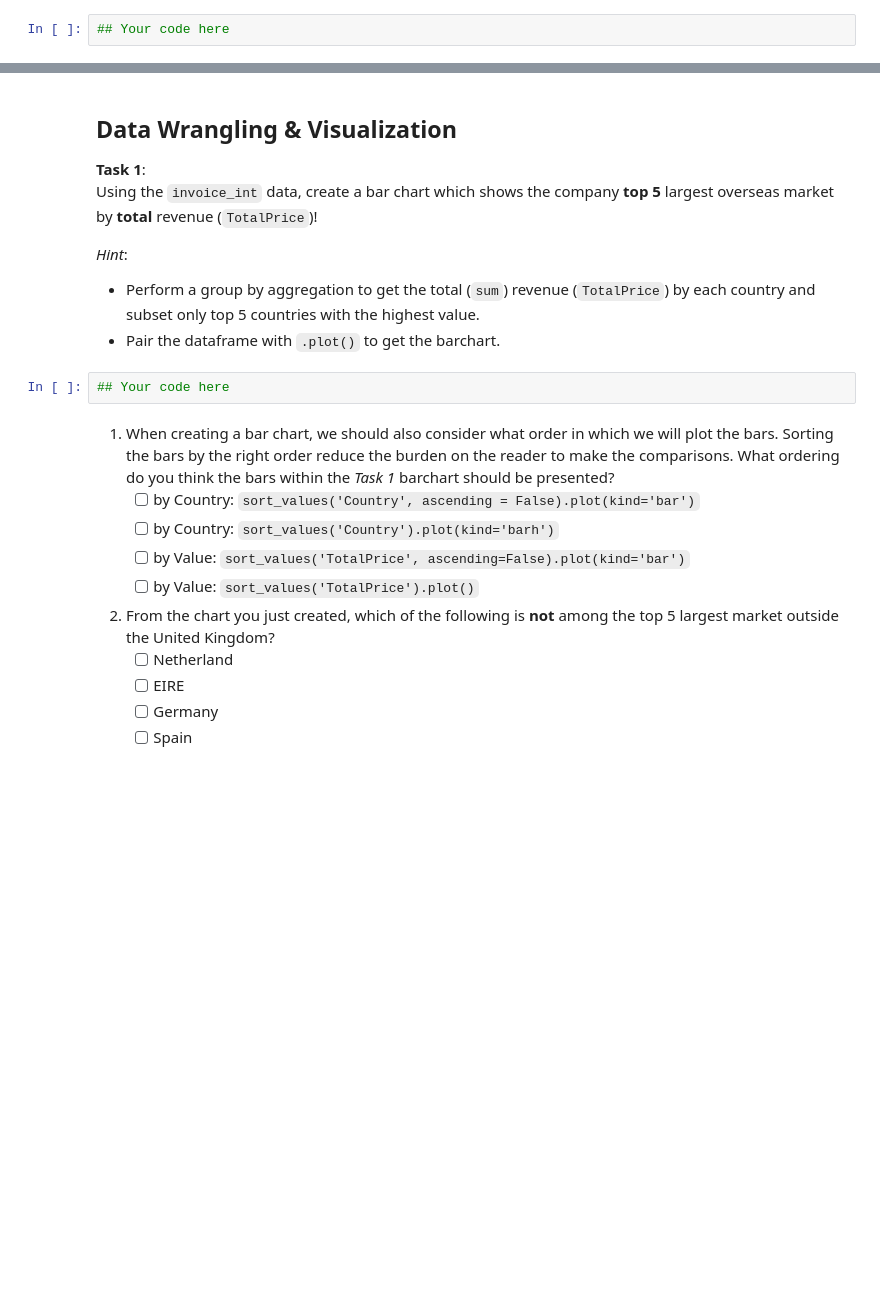
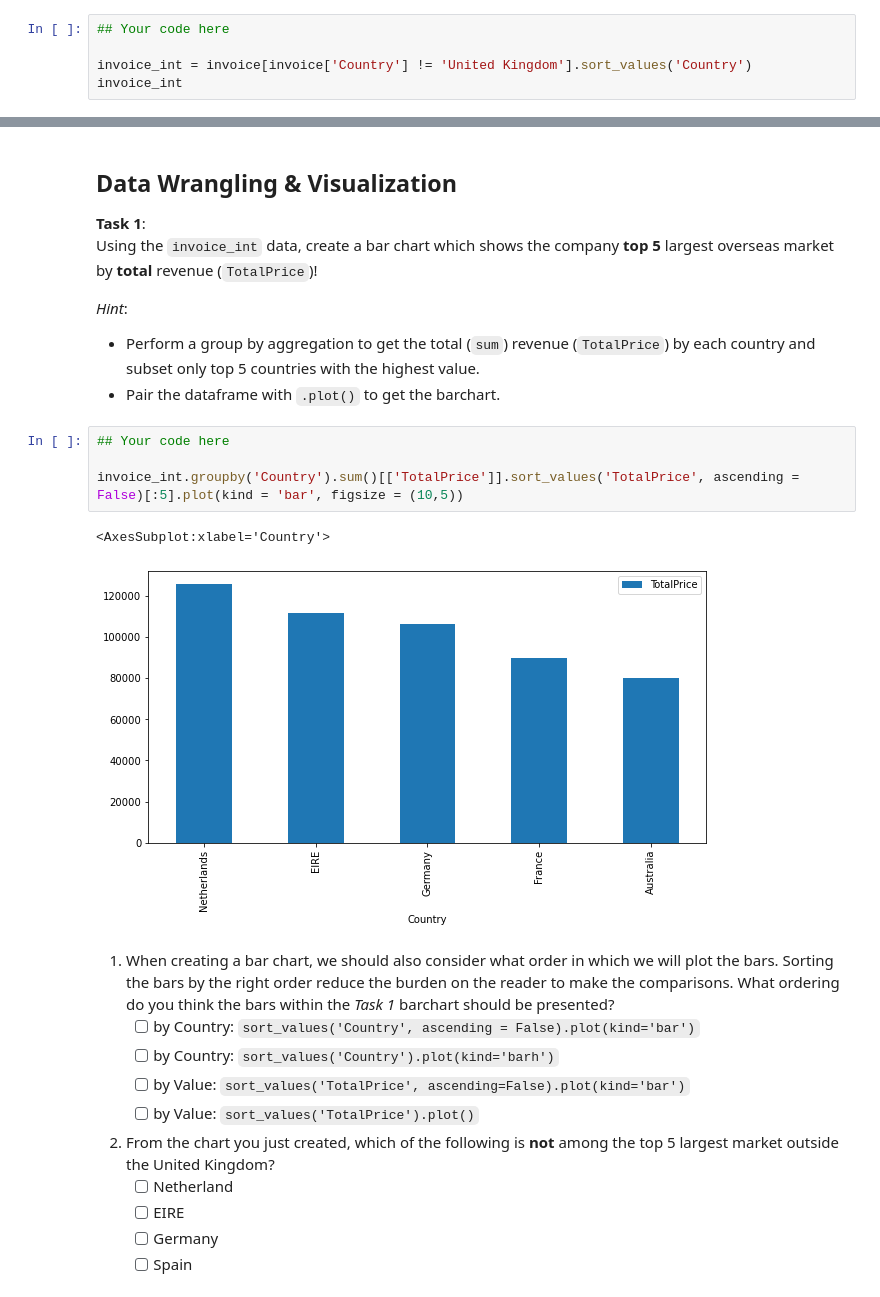
Before and after one commit to ariqleesta/quiz3_algoritma, a Jupyter notebook: 3. Quiz_Data_Wrangling_and_Visualization.ipynb, the cells around one changed output, grey strips where cells are left out. Saved outputs shown, nothing was run; the diff lists cells and outputs as text; blank space fills up the shorter version.

```diff
--- a/3. Quiz_Data_Wrangling_and_Visualization.ipynb
+++ b/3. Quiz_Data_Wrangling_and_Visualization.ipynb
@@ -32,3 +41,6 @@ Before you go any further, check the data `dtypes` and make sure all of our colu
 The company is planning for expansion and you were asked to observe their overseas market. Using any subsetting method you've learned, subset `invoice` by `Country` to get only **transactions from the countries outside the United Kingdom** and name it **`invoice_int`**!
 # %%
 ## Your code here
+
+invoice_int = invoice[invoice['Country'] != 'United Kingdom'].sort_values('Country')
+invoice_int
@@ -41,8 +68,13 @@ Using the `invoice_int` data, create a bar chart which shows the company **top 5
 *Hint*:
 - Perform a group by aggregation to get the total (`sum`) revenue (`TotalPrice`) by each country and subset only top 5 countries with the highest value.
 - Pair the dataframe with `.plot()` to get the barchart.
-# %%
-## Your code here
+# %%
+## Your code here
+
+invoice_int.groupby('Country').sum()[['TotalPrice']].sort_values('TotalPrice', ascending = False)[:5].plot(kind = 'bar', figsize = (10,5))
+# %% [output]
+<AxesSubplot:xlabel='Country'>
+[figure, added]
 # %% [markdown]
 1. When creating a bar chart, we should also consider what order in which we will plot the bars. Sorting the bars by the right order reduce the burden on the reader to make the comparisons. What ordering do you think the bars within the *Task 1* barchart should be presented?
     - [ ] by Country: `sort_values('Country', ascending = False).plot(kind='bar')`
```
Also changed, not shown: parts of 8 cells of this notebook.
